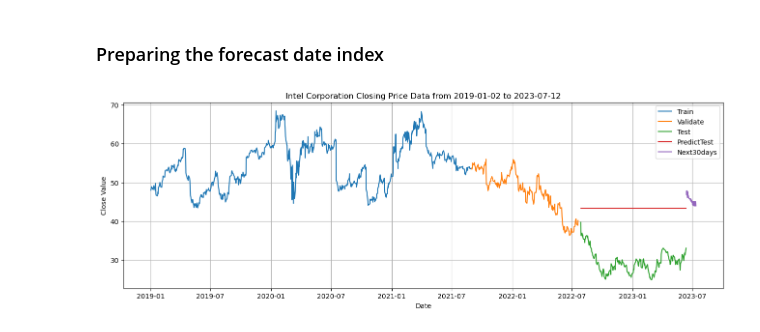
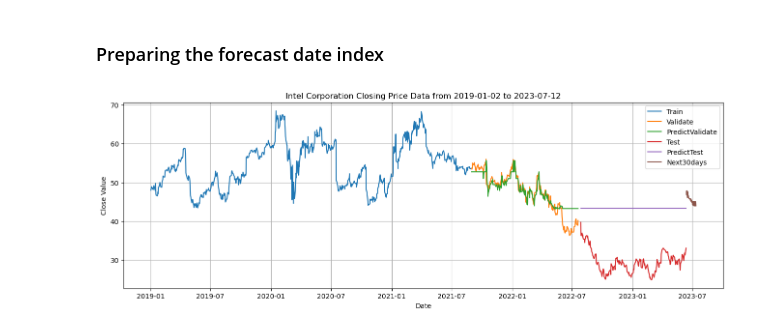
Before and after one commit to mynhungg/IS403.N21.HTTT_Nhom13, a Jupyter notebook: Model/XGBoost/6_2_2/Code/XgBoost_622_INTC.ipynb, the cells around one changed output. Drawn from its saved outputs; the diff is of its cells as text; code cells hidden in the pictures.

```diff
--- a/Model/XGBoost/6_2_2/Code/XgBoost_622_INTC.ipynb
+++ b/Model/XGBoost/6_2_2/Code/XgBoost_622_INTC.ipynb
@@ -137,6 +142,9 @@ XGBRegressor(base_score=None, booster=None, callbacks=None,
 ### Testing process
 # %%
 # Predict
+    # Test
 y_pred = model.predict(X_test)
+    # Val
+y_pred_val = model.predict(X_val)
 # %% [markdown]
 ### Evaluate model
@@ -187,22 +209,24 @@ future_dates = pd.date_range(start=pd.to_datetime(last_date) + pd.DateOffset(day
 # %%
 plt.figure(figsize=(16,5))
 
 plt.plot(stock_intc.index[:train_size], y_train)
 
 plt.plot(stock_intc.index[train_size: train_size + val_size], y_val)
+
+plt.plot(stock_intc.index[train_size: train_size + val_size], y_pred_val)
 
 plt.plot(stock_intc.index[train_size + val_size + n_in: train_size + test_size + val_size], y_test)
 
 plt.plot(stock_intc.index[train_size + val_size + n_in: train_size + test_size + val_size], y_pred)
 
 plt.plot(future_dates, prediction_next30_days)
 
 plt.xlabel('Date')
 plt.ylabel('Close Value')
 plt.title('Intel Corporation Closing Price Data from 2019-01-02 to 2023-07-12')
-plt.legend(['Train','Validate','Test','PredictTest','Next30days'])
+plt.legend(['Train','Validate', 'PredictValidate', 'Test','PredictTest','Next30days'])
 plt.grid()
 plt.savefig('../Image/XgBoost_622_INTC.png')
 plt.show()
 # %% [output]
-[figure, old version]
+[figure, new version]
```
Also changed, not shown: parts of 3 cells of this notebook, 11 other files.
